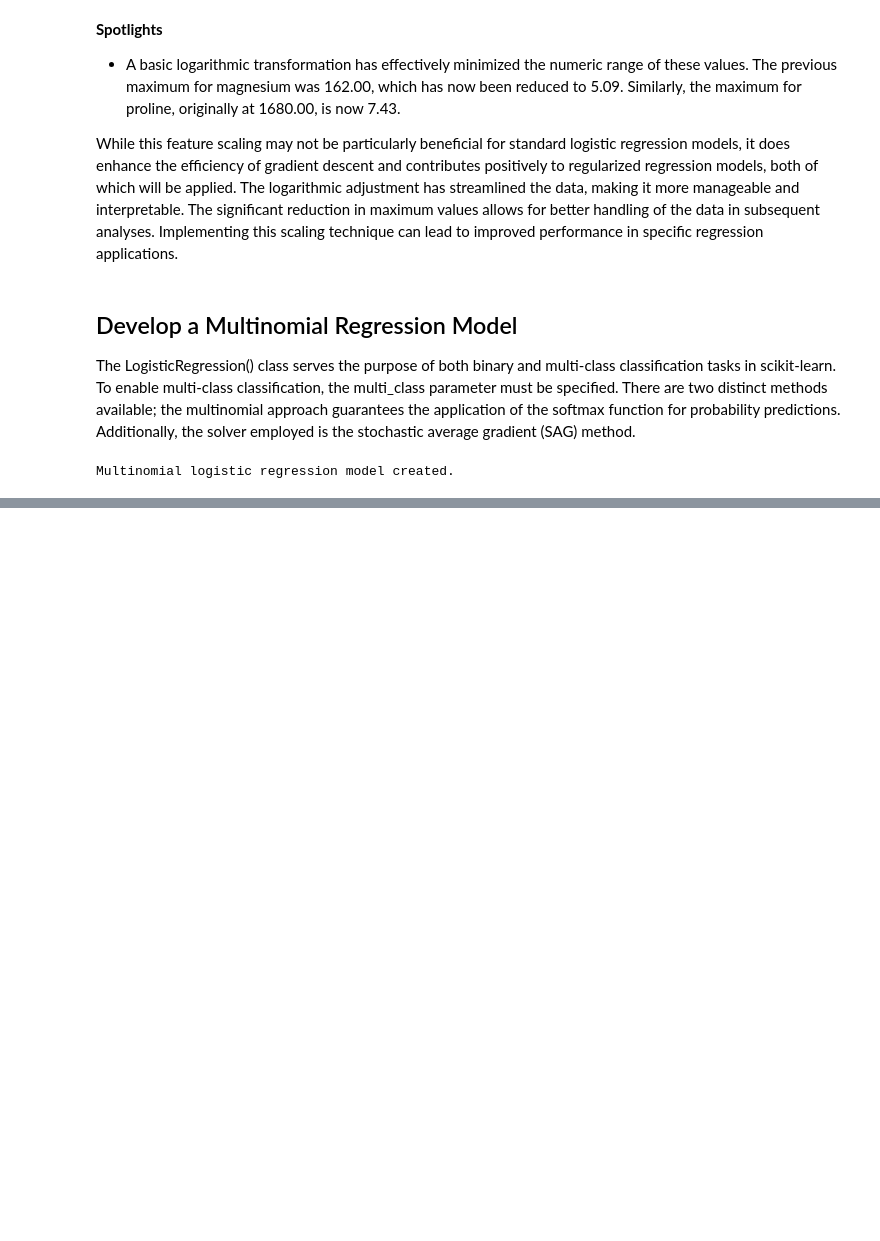
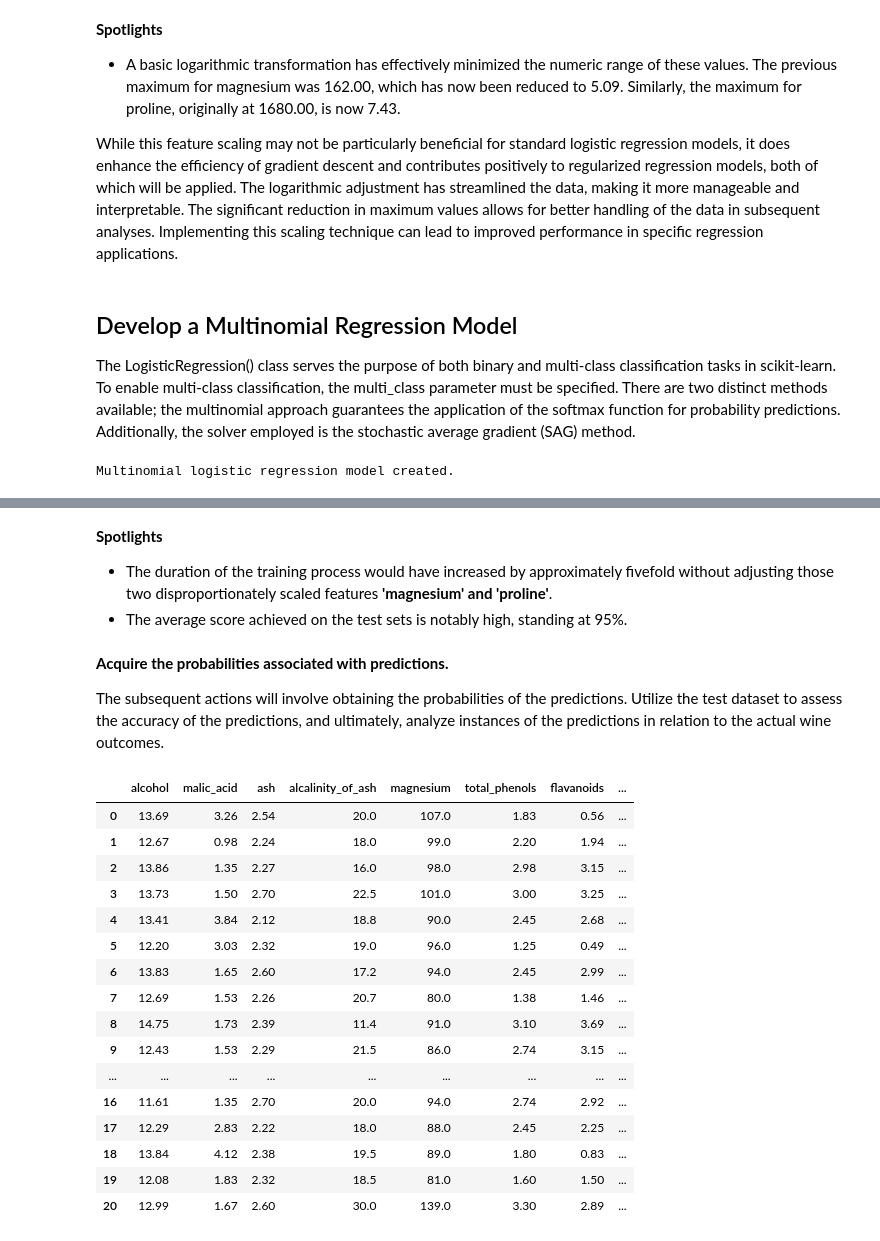
Before and after one commit to tyrantdavis/Multi-Class-Classification-Wine, a Jupyter notebook: wine-classification.ipynb, the cells around one changed output, grey strips where cells are left out. Drawn from its saved outputs; the diff is of its cells as text; code cells hidden in the pictures; blank space fills up the shorter version.

```diff
--- a/wine-classification.ipynb
+++ b/wine-classification.ipynb
@@ -296,0 +301,16 @@ Multinomial logistic regression model created.
+# %%
+# Train model and make predictions using test data.
+time_start = time()
+predict = cross_val_predict(multinomial, X, np.ravel(y), cv=5)
+time_end = time()
+time_to_train = (time_end - time_start) * 1000
+
+# Retrieve mean score of test folds.
+score = cross_val_score(multinomial, X, np.ravel(y), cv=5).mean()
+
+print(
+    "Multinomial logistic regression model took {:.2f} milliseconds to fit.".format(
+        time_to_train
+    )
+)
+print("Mean score on test sets: {:.0f}%".format(np.round(score * 100)))
@@ -296,0 +320,42 @@ Multinomial logistic regression model created.
+# %% [markdown]
+**Spotlights**
+
+- The duration of the training process would have increased by approximately fivefold without adjusting those two disproportionately scaled features **'magnesium' and 'proline'**.
+- The average score achieved on the test sets is notably high, standing at 95%.
+# %% [markdown]
+**Acquire the probabilities associated with predictions.**
+
+The subsequent actions will involve obtaining the probabilities of the predictions. Utilize the test dataset to assess the accuracy of the predictions, and ultimately, analyze instances of the predictions in relation to the actual wine outcomes.
+# %%
+probabilities = cross_val_predict(
+    multinomial, X, np.ravel(y), cv=5, method="predict_proba"
+)
+
+compare_results = X.copy()
+compare_results["magnesium"] = np.exp(compare_results["magnesium"])
+compare_results["proline"] = np.exp(compare_results["proline"])
+compare_results["PredictedWine"] = predict
+compare_results["ActualWine"] = y.copy()
+compare_results["ProbWine0"] = np.round(probabilities[:, 0] * 100, 2)
+compare_results["ProbWine1"] = np.round(probabilities[:, 1] * 100, 2)
+compare_results["ProbWine2"] = np.round(probabilities[:, 2] * 100, 2)
+
+compare_results.head(21)
+# %% [output]
+|  | alcohol | malic_acid | ash | alcalinity_of_ash | magnesium | total_phenols | flavanoids | ... |
+| 0 | 13.69 | 3.26 | 2.54 | 20.0 | 107.0 | 1.83 | 0.56 | ... |
+| 1 | 12.67 | 0.98 | 2.24 | 18.0 | 99.0 | 2.20 | 1.94 | ... |
+| 2 | 13.86 | 1.35 | 2.27 | 16.0 | 98.0 | 2.98 | 3.15 | ... |
+| 3 | 13.73 | 1.50 | 2.70 | 22.5 | 101.0 | 3.00 | 3.25 | ... |
+| 4 | 13.41 | 3.84 | 2.12 | 18.8 | 90.0 | 2.45 | 2.68 | ... |
+| 5 | 12.20 | 3.03 | 2.32 | 19.0 | 96.0 | 1.25 | 0.49 | ... |
+| 6 | 13.83 | 1.65 | 2.60 | 17.2 | 94.0 | 2.45 | 2.99 | ... |
+| 7 | 12.69 | 1.53 | 2.26 | 20.7 | 80.0 | 1.38 | 1.46 | ... |
+| 8 | 14.75 | 1.73 | 2.39 | 11.4 | 91.0 | 3.10 | 3.69 | ... |
+| 9 | 12.43 | 1.53 | 2.29 | 21.5 | 86.0 | 2.74 | 3.15 | ... |
+| ... | ... | ... | ... | ... | ... | ... | ... | ... |
+| 16 | 11.61 | 1.35 | 2.70 | 20.0 | 94.0 | 2.74 | 2.92 | ... |
+| 17 | 12.29 | 2.83 | 2.22 | 18.0 | 88.0 | 2.45 | 2.25 | ... |
+| 18 | 13.84 | 4.12 | 2.38 | 19.5 | 89.0 | 1.80 | 0.83 | ... |
+| 19 | 12.08 | 1.83 | 2.32 | 18.5 | 81.0 | 1.60 | 1.50 | ... |
+| 20 | 12.99 | 1.67 | 2.60 | 30.0 | 139.0 | 3.30 | 2.89 | ... |
```
Also changed, not shown: parts of 5 cells of this notebook.
